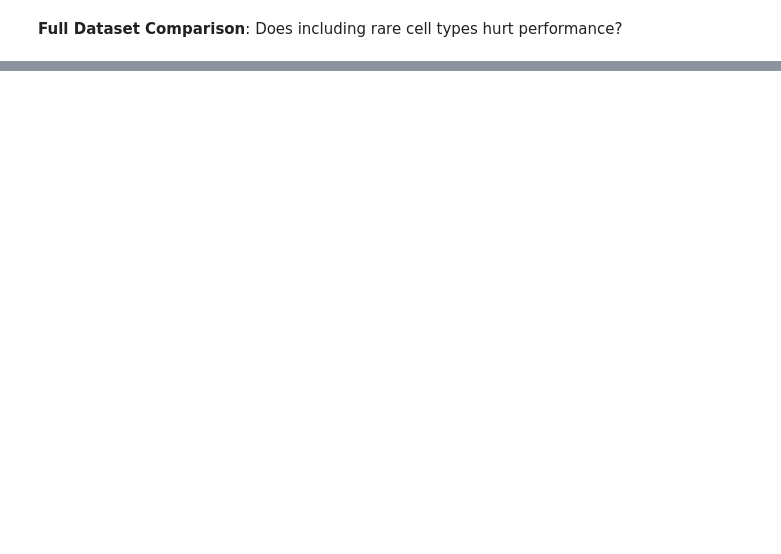
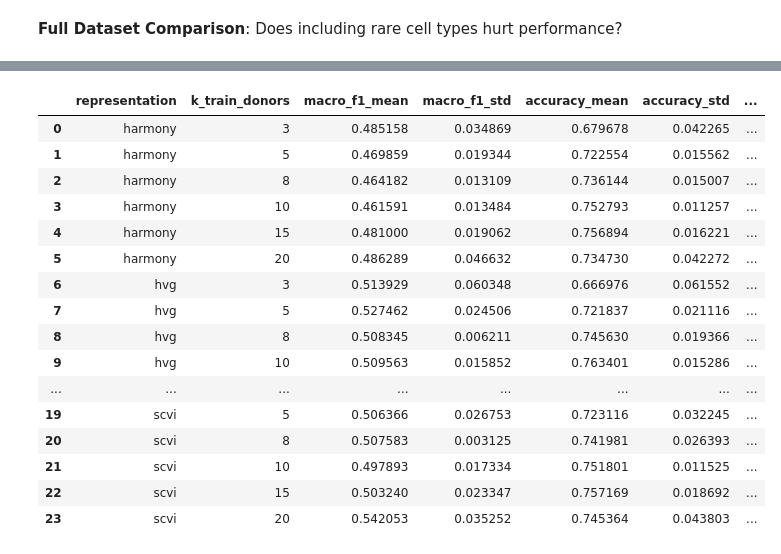
Before and after one commit to danielchen05/scRNA-cross-donor-generalization, a Jupyter notebook: notebooks/04_donor_held_out.ipynb, the cells around one changed output, grey strips where cells are left out. Saved outputs shown, nothing was run; the diff lists cells and outputs as text; code cells hidden in the pictures; blank space fills up the shorter version.

Commit message:
checkpoint: ablation analysis complete

```diff
--- a/notebooks/04_donor_held_out.ipynb
+++ b/notebooks/04_donor_held_out.ipynb
@@ -673,0 +677,76 @@ Filtered vs Full comparison:
+# %%
+# helper function
+def sample_train_donors(all_donors, k, random_state=42):
+    rng = np.random.default_rng(random_state)
+    return rng.choice(all_donors, size=k, replace=False)
+
+all_donors = np.array(sorted(adata.obs[DONOR_COL].astype(str).unique()))
+k_values = [3, 5, 8, 10, 15, 20] # 23 donors in total, so leave at least 3 for testing
+n_repeats = 5
+
+results = []
+
+# iterate, run for all representations
+for rep_label, rep_key in REPRESENTATIONS.items():
+    print(f"\nRunning donor ablation for {rep_label} ({rep_key})")
+
+    for k in k_values:
+        for repeat in range(n_repeats):
+            seed = RANDOM_STATE + 100 * k + repeat
+
+            train_donors = sample_train_donors(
+                all_donors,
+                k,
+                random_state=seed,
+            )
+
+            test_donors = np.array([d for d in all_donors if d not in train_donors])
+
+            res = run_donor_split_logreg(
+                adata=adata,
+                rep_name=rep_key,
+                train_donors=train_donors,
+                test_donors=test_donors,
+                donor_col=DONOR_COL,
+                batch_col=None,   #  no batch covariate for ablation
+                random_state=RANDOM_STATE,
+            )
+
+            results.append({
+                "representation": rep_label,
+                "rep_key": rep_key,
+                "k_train_donors": k,
+                "repeat": repeat + 1,
+                "macro_f1": res["macro_f1"],
+                "accuracy": res["accuracy"],
+                "n_train_cells": res["n_train_cells"],
+                "n_test_cells": res["n_test_cells"],
+                "n_classes_used": res["n_classes_used"],
+            })
+
+            print(
+                f"  k={k:2d}, repeat={repeat+1}: "
+                f"macro_f1={res['macro_f1']:.4f}, acc={res['accuracy']:.4f}"
+            )
+
+ablation_df = pd.DataFrame(results)
+ablation_df.to_csv("results/tables/donor_ablation_raw.csv", index=False)
+
+ablation_summary = (
+    ablation_df
+    .groupby(["representation", "k_train_donors"], as_index=False)
+    .agg(
+        macro_f1_mean=("macro_f1", "mean"),
+        macro_f1_std=("macro_f1", "std"),
+        accuracy_mean=("accuracy", "mean"),
+        accuracy_std=("accuracy", "std"),
+        mean_train_cells=("n_train_cells", "mean"),
+        mean_test_cells=("n_test_cells", "mean"),
+        mean_n_classes_used=("n_classes_used", "mean"),
+    )
+)
+
+ablation_summary.to_csv("results/tables/donor_ablation_summary.csv", index=False)
+
+ablation_summary
+# %% [output]
@@ -673,0 +770,17 @@ Filtered vs Full comparison:
+|  | representation | k_train_donors | macro_f1_mean | macro_f1_std | accuracy_mean | accuracy_std | ... |
+| 0 | harmony | 3 | 0.485158 | 0.034869 | 0.679678 | 0.042265 | ... |
+| 1 | harmony | 5 | 0.469859 | 0.019344 | 0.722554 | 0.015562 | ... |
+| 2 | harmony | 8 | 0.464182 | 0.013109 | 0.736144 | 0.015007 | ... |
+| 3 | harmony | 10 | 0.461591 | 0.013484 | 0.752793 | 0.011257 | ... |
+| 4 | harmony | 15 | 0.481000 | 0.019062 | 0.756894 | 0.016221 | ... |
+| 5 | harmony | 20 | 0.486289 | 0.046632 | 0.734730 | 0.042272 | ... |
+| 6 | hvg | 3 | 0.513929 | 0.060348 | 0.666976 | 0.061552 | ... |
+| 7 | hvg | 5 | 0.527462 | 0.024506 | 0.721837 | 0.021116 | ... |
+| 8 | hvg | 8 | 0.508345 | 0.006211 | 0.745630 | 0.019366 | ... |
+| 9 | hvg | 10 | 0.509563 | 0.015852 | 0.763401 | 0.015286 | ... |
+| ... | ... | ... | ... | ... | ... | ... | ... |
+| 19 | scvi | 5 | 0.506366 | 0.026753 | 0.723116 | 0.032245 | ... |
+| 20 | scvi | 8 | 0.507583 | 0.003125 | 0.741981 | 0.026393 | ... |
+| 21 | scvi | 10 | 0.497893 | 0.017334 | 0.751801 | 0.011525 | ... |
+| 22 | scvi | 15 | 0.503240 | 0.023347 | 0.757169 | 0.018692 | ... |
+| 23 | scvi | 20 | 0.542053 | 0.035252 | 0.745364 | 0.043803 | ... |
```
Also changed, not shown: parts of 3 cells of this notebook, 2 other files.
